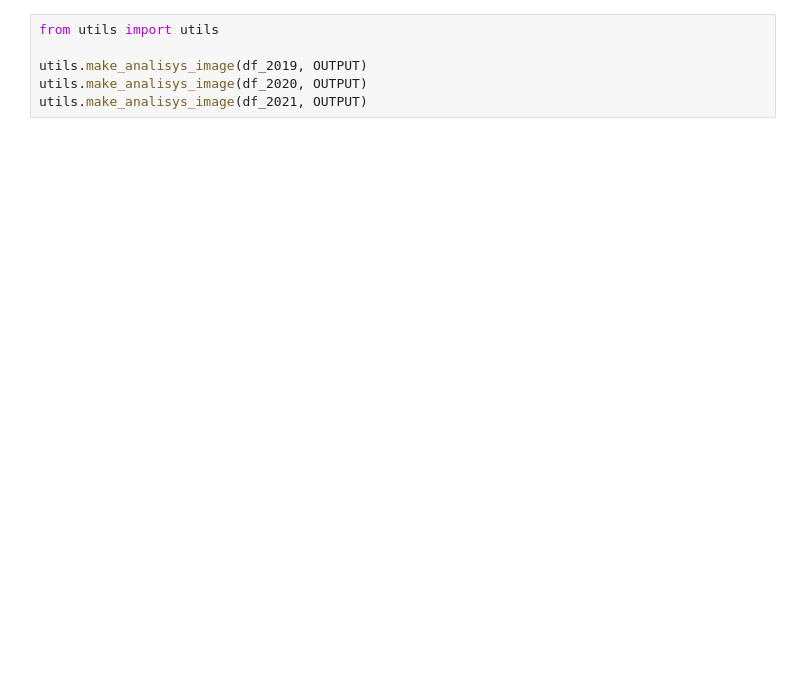
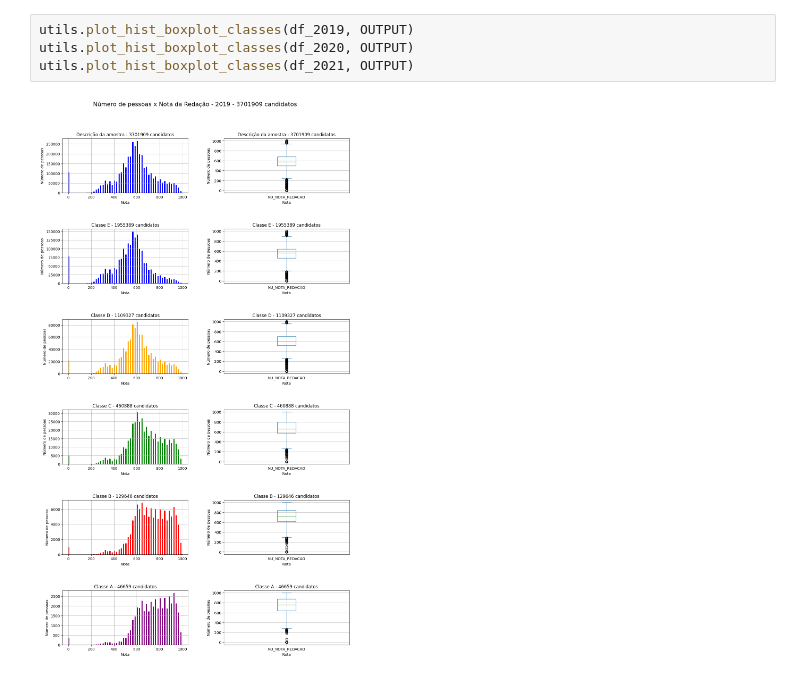
Before and after one commit to Art0r/analise_enem_pandemia, a Jupyter notebook: main.ipynb, the cells around one changed output. Saved outputs shown, nothing was run; the diff lists cells and outputs as text; blank space fills up the shorter version.

```diff
--- a/main.ipynb
+++ b/main.ipynb
@@ -99,6 +212,6 @@ for i in YEARS:
 # %%
-from utils import utils
-
-utils.make_analisys_image(df_2019, OUTPUT)
-utils.make_analisys_image(df_2020, OUTPUT)
-utils.make_analisys_image(df_2021, OUTPUT)
+utils.plot_hist_boxplot_classes(df_2019, OUTPUT)
+utils.plot_hist_boxplot_classes(df_2020, OUTPUT)
+utils.plot_hist_boxplot_classes(df_2021, OUTPUT)
+# %% [output]
+[figure, added]
```
Also changed, not shown: parts of 13 cells of this notebook, 12 other files.
